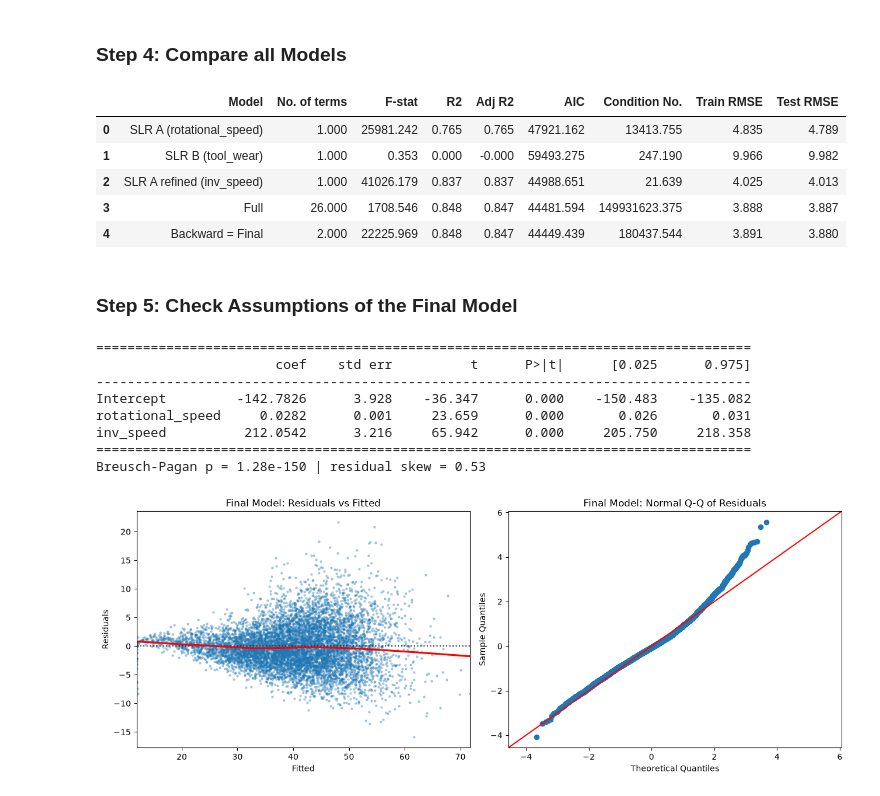
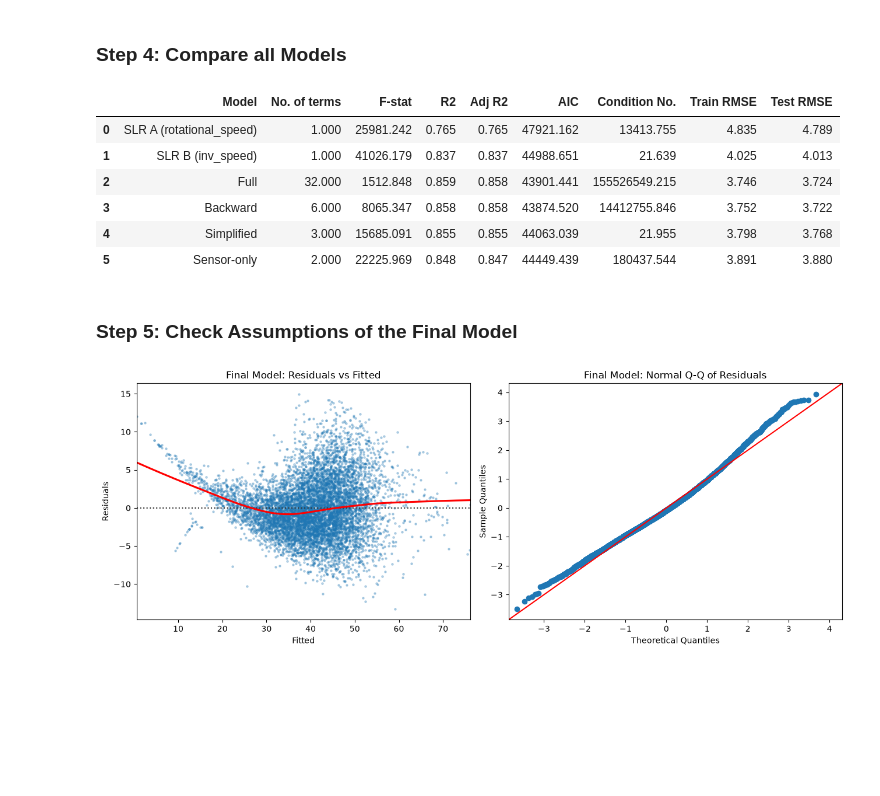
Before and after one commit to DavisenV/Group1-PROG8431-ProblemAnalysis_Workshop_C, a Jupyter notebook: Workshop_C.ipynb, the cells around one changed output. Cells and saved outputs as stored; diff of their text form; code cells hidden in the pictures; blank space fills up the shorter version.

```diff
--- a/Workshop_C.ipynb
+++ b/Workshop_C.ipynb
@@ -355,7 +333,6 @@ weather = weather_raw.rename(columns={
 weather_cols = ["outdoor_temp_c", "dew_point_c", "rel_humidity", "precip_mm", "wind_speed_kmh", "station_pressure_kpa"]
 weather = weather[["timestamp"] + weather_cols]
 weather["timestamp"] = pd.to_datetime(weather["timestamp"])
-weather = weather.sort_values("timestamp")      # interpolation needs the rows in time order
 
 print("Missing weather values BEFORE filling:")
 print(weather[weather_cols].isnull().sum())
@@ -373,10 +350,6 @@ demand = demand_raw[["Date", "Hour", "Ontario Demand"]].copy()
 demand["timestamp"] = pd.to_datetime(demand["Date"]) + pd.to_timedelta(demand["Hour"] - 1, unit="h")
 demand = demand[["timestamp", "Ontario Demand"]].rename(columns={"Ontario Demand": "ontario_demand_mw"})
 
-# Each table must have exactly one row per hour, otherwise the merge would duplicate runs
-for name, table in [("weather", weather), ("price", price), ("demand", demand)]:
-    print(f"{name:8s} duplicate timestamps: {table['timestamp'].duplicated().sum()}")
-
 print("\nMissing price values:", price["hoep_price"].isnull().sum(), "| Missing demand values:", demand["ontario_demand_mw"].isnull().sum())
 # %% [output]
 Missing weather values BEFORE filling:
@@ -582,7 +550,7 @@ df_clean["failure_type"] = df_clean.apply(label_failure, axis=1)
 
 # Time variables from the timestamp
 df_clean["hour"] = df_clean["timestamp"].dt.hour
-df_clean["day_of_week"] = df_clean["timestamp"].dt.day_of_week      # 0 = Monday, 6 = Sunday
+df_clean["day_of_week"] = df_clean["timestamp"].dt.dayofweek      # 0 = Monday, 6 = Sunday
 df_clean["month"] = df_clean["timestamp"].dt.month
 df_clean["is_weekend"] = (df_clean["day_of_week"] >= 5).astype(int)
 
@@ -1450,22 +1333,15 @@ The lecture says automatic selection should be used "as a guide only", so next w
 # %%
-# Alternative ways to model the speed curve, compared on the TEST set
-options = {
-    "Backward result": back_model.model.formula,
-    "log_speed + inv_speed": "torque ~ log_speed + inv_speed",
-    "speed + speed²": "torque ~ rotational_speed + I(rotational_speed**2)",
-    "inv_speed only": "torque ~ inv_speed",
-}
-alt_rows = []
-for name, formula in options.items():
-    m = smf.ols(formula, data=train).fit()
-    alt_rows.append({
-        "Model": name,
-        "Formula": formula,
-        "Adj R2": m.rsquared_adj,
-        "AIC": m.aic,
-        "Condition No.": m.condition_number,
-        "Train RMSE": np.sqrt(mean_squared_error(train["torque"], m.predict(train))),
-        "Test RMSE": np.sqrt(mean_squared_error(test["torque"], m.predict(test))),
-    })
-pd.DataFrame(alt_rows).round(4)
+exp1_formula = "torque ~ inv_speed + power_failure + overstrain_failure"
+exp1_model = smf.ols(exp1_formula, data=train).fit()
+
+print(exp1_model.summary())
+
+pred_train = exp1_model.predict(train)
+RMSE_trn_exp1 = np.sqrt(mean_squared_error(train["torque"], pred_train))
+
+pred_test = exp1_model.predict(test)
+RMSE_tst_exp1 = np.sqrt(mean_squared_error(test["torque"], pred_test))
+
+print(f"Train RMSE (Simplified Model): {RMSE_trn_exp1:.2f}")
+print(f"Test RMSE (Simplified Model): {RMSE_tst_exp1:.2f}")
 # %% [output]
@@ -1501,10 +1398,11 @@ pd.DataFrame(leak_rows).round(4)
 # %%
 models = {
     "SLR A (rotational_speed)": (slr_a, RMSE_trn_a, RMSE_tst_a),
-    "SLR B (tool_wear)": (slr_b, RMSE_trn_b, RMSE_tst_b),
-    "SLR A refined (inv_speed)": (slr_inv, RMSE_trn_inv, RMSE_tst_inv),
+    "SLR B (inv_speed)": (slr_b, RMSE_trn_b, RMSE_tst_b),
     "Full": (full_model, RMSE_trn_full, RMSE_tst_full),
-    "Backward = Final": (back_model, RMSE_trn_bck, RMSE_tst_bck),
+    "Backward": (back_model, RMSE_trn_bck, RMSE_tst_bck),
+    "Simplified": (exp1_model, RMSE_trn_exp1, RMSE_tst_exp1),
+    "Sensor-only": (exp2_model, RMSE_trn_exp2, RMSE_tst_exp2)
 }
 
 comparison = pd.DataFrame({
@@ -1523,38 +1421,28 @@ comparison.round(3)
 # %% [output]
 |  | Model | No. of terms | F-stat | R2 | Adj R2 | AIC | Condition No. | Train RMSE | Test RMSE |
 | 0 | SLR A (rotational_speed) | 1.000 | 25981.242 | 0.765 | 0.765 | 47921.162 | 13413.755 | 4.835 | 4.789 |
-| 1 | SLR B (tool_wear) | 1.000 | 0.353 | 0.000 | -0.000 | 59493.275 | 247.190 | 9.966 | 9.982 |
-| 2 | SLR A refined (inv_speed) | 1.000 | 41026.179 | 0.837 | 0.837 | 44988.651 | 21.639 | 4.025 | 4.013 |
-| 3 | Full | 26.000 | 1708.546 | 0.848 | 0.847 | 44481.594 | 149931623.375 | 3.888 | 3.887 |
-| 4 | Backward = Final | 2.000 | 22225.969 | 0.848 | 0.847 | 44449.439 | 180437.544 | 3.891 | 3.880 |
+| 1 | SLR B (inv_speed) | 1.000 | 41026.179 | 0.837 | 0.837 | 44988.651 | 21.639 | 4.025 | 4.013 |
+| 2 | Full | 32.000 | 1512.848 | 0.859 | 0.858 | 43901.441 | 155526549.215 | 3.746 | 3.724 |
+| 3 | Backward | 6.000 | 8065.347 | 0.858 | 0.858 | 43874.520 | 14412755.846 | 3.752 | 3.722 |
+| 4 | Simplified | 3.000 | 15685.091 | 0.855 | 0.855 | 44063.039 | 21.955 | 3.798 | 3.768 |
+| 5 | Sensor-only | 2.000 | 22225.969 | 0.848 | 0.847 | 44449.439 | 180437.544 | 3.891 | 3.880 |
 # %% [markdown]
 ### Step 5: Check Assumptions of the Final Model
 # %%
-final_model = back_model
-print(final_model.summary().tables[1])
-print(f"Breusch-Pagan p = {het_breuschpagan(final_model.resid, final_model.model.exog)[1]:.2e} | residual skew = {final_model.resid.skew():.2f}")
-
+final_model = exp1_model
 
 fig, axes = plt.subplots(1, 2, figsize=(13, 5))
 
 sns.residplot(x=final_model.fittedvalues, y=final_model.resid, lowess=True,
               scatter_kws={"s": 5, "alpha": 0.3}, line_kws={"color": "red"}, ax=axes[0])
 axes[0].set_xlabel("Fitted")
 axes[0].set_ylabel("Residuals")
 axes[0].set_title("Final Model: Residuals vs Fitted")
 
 sm.qqplot(final_model.resid, line='45', fit=True, ax=axes[1])
 axes[1].set_title("Final Model: Normal Q-Q of Residuals")
 
 plt.tight_layout()
 plt.show()
 # %% [output]
-====================================================================================
-                       coef    std err          t      P>|t|      [0.025      0.975]
-------------------------------------------------------------------------------------
-Intercept         -142.7826      3.928    -36.347      0.000    -150.483    -135.082
-rotational_speed     0.0282      0.001     23.659      0.000       0.026       0.031
-inv_speed          212.0542      3.216     65.942      0.000     205.750     218.358
-====================================================================================
-Breusch-Pagan p = 1.28e-150 | residual skew = 0.53
-[figure, old version]
+[figure, new version]
```
Also changed, not shown: parts of 43 cells of this notebook, 1 other file.
